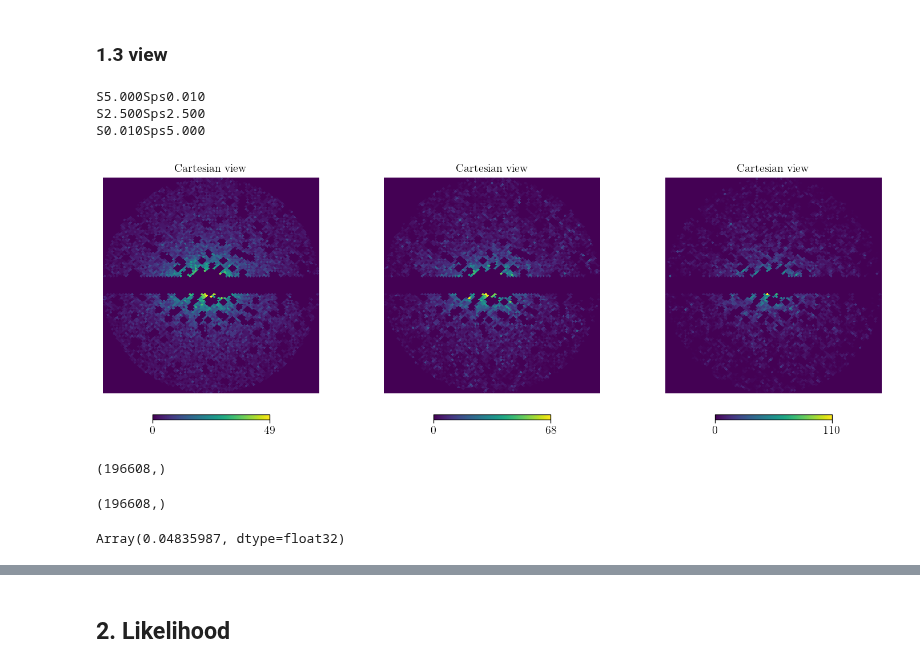
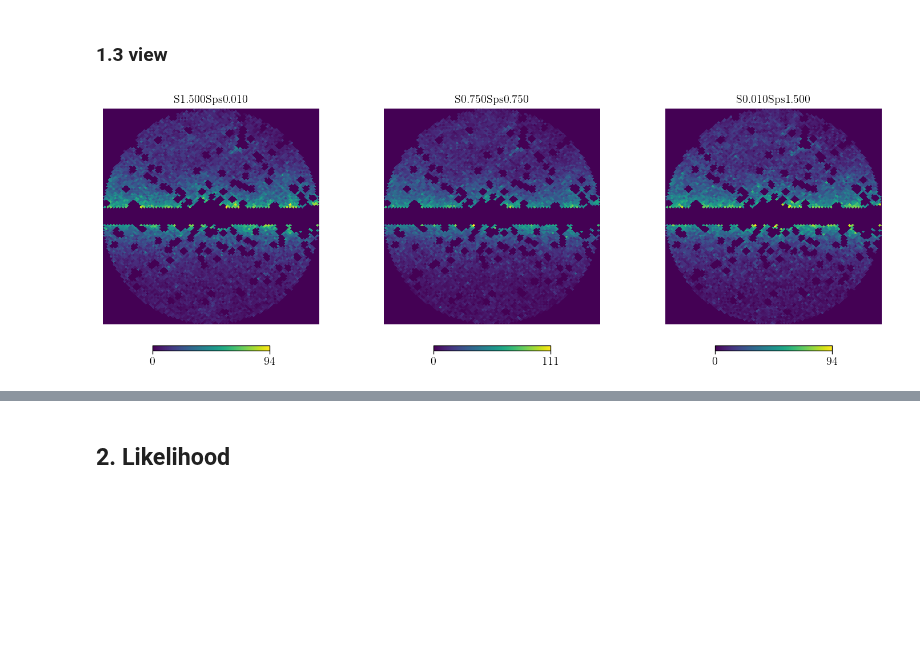
Before and after one commit to smsharma/fermi-prob-prog, a Jupyter notebook: validating/fit_np_to_np/check_likelihood.ipynb, the cells around one changed output, grey strips where cells are left out. Saved outputs shown, nothing was run; the diff lists cells and outputs as text; code cells hidden in the pictures; blank space fills up the shorter version.

```diff
--- a/validating/fit_np_to_np/check_likelihood.ipynb
+++ b/validating/fit_np_to_np/check_likelihood.ipynb
@@ -50,7 +51,7 @@ Max photon count is 103
 # %% [markdown]
 ### 1.1 everything
 # %%
-S_Sps_arr = [[5., 0.01], [2.5, 2.5], [0.01, 5.]]
+S_Sps_arr = [[1.5, 0.01], [0.75, 0.75], [0.01, 1.5]]
 for S_gce, Sps_gce in S_Sps_arr:
     run_name = f"S{S_gce:.3f}Sps{Sps_gce:.3f}"
     print(run_name)
@@ -68,8 +69,8 @@ for S_gce, Sps_gce in S_Sps_arr:
         n1_gce = 5.5, n2_gce = 1.5, n3_gce = -5.5, sb1_gce = 7.6, lambdas_gce = 0.3,
         Alm_0 = 0., Alm_1 = 0., Alm_2 = 0., Alm_3 = 0., Alm_4 = 0., Alm_5 = 0.,
     )
-    pickle.dump(var_dict, open(f"truth-{run_name}.p", 'wb'))
+    pickle.dump(var_dict, open(f"data/truth-{run_name}.p", 'wb'))
 
     counts = simulator_for_model(npmodel, var_dict)
-    np.save(f"counts-{run_name}.npy", counts)
+    np.save(f"data/counts-{run_name}.npy", counts)
 # %% [output]
@@ -110,18 +111,14 @@ S0.010Sps5.000
 # %%
 fig, axs = plt.subplots(1, 3, figsize=(15, 5))
 
-S_Sps_arr = [[5., 0.01], [2.5, 2.5], [0.01, 5.]]
+S_Sps_arr = [[1.5, 0.01], [0.75, 0.75], [0.01, 1.5]]
 ll_arr_arr = []
 for i, (S_gce, Sps_gce) in enumerate(S_Sps_arr):
     run_name = f"S{S_gce:.3f}Sps{Sps_gce:.3f}"
-    print(run_name)
 
-    counts = jnp.array(jnp.load(f"counts-{run_name}-bare.npy"), dtype=np.int32)
+    counts = jnp.array(jnp.load(f"data/counts-{run_name}.npy"), dtype=np.int32)
 
     plt.sca(axs[i])
-    hp.cartview(counts, lonra=[-25, 25], latra=[-25, 25], hold=True)
+    hp.cartview(counts, lonra=[-25, 25], latra=[-25, 25], hold=True, title=run_name)
 # %% [output]
-S5.000Sps0.010
-S2.500Sps2.500
-S0.010Sps5.000
-[figure, old version]
+[figure, new version]
@@ -130,12 +124,0 @@ z = jnp.load(f"counts-S0.010Sps5.000-bare.npy")
-# %%
-npmodel.normalization_mask.shape
-# %% [output]
-(196608,)
-# %%
-z.shape
-# %% [output]
-(196608,)
-# %%
-np.mean(z[~npmodel.normalization_mask])
-# %% [output]
-Array(0.04835987, dtype=float32)
```
Also changed, not shown: parts of 21 cells of this notebook, 5 other files.
